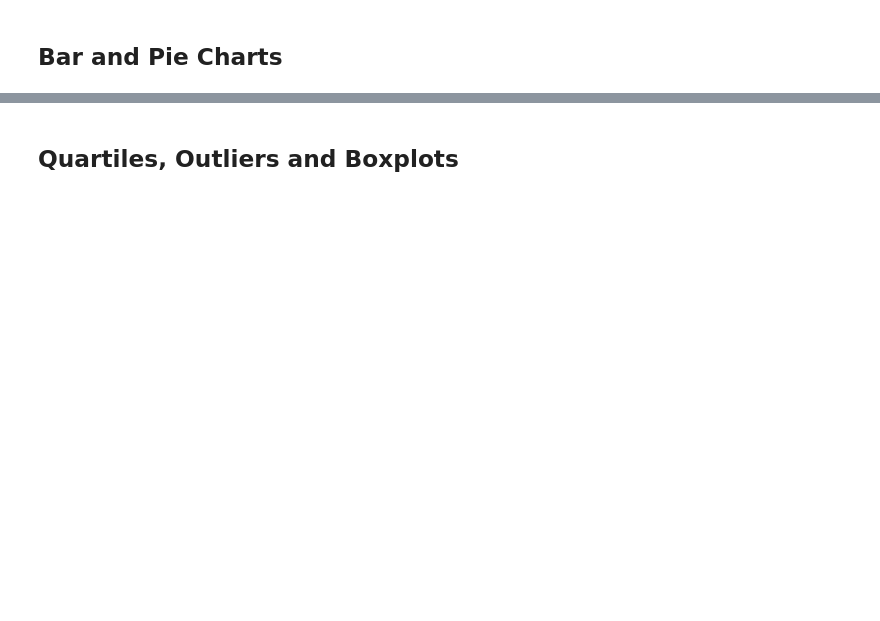
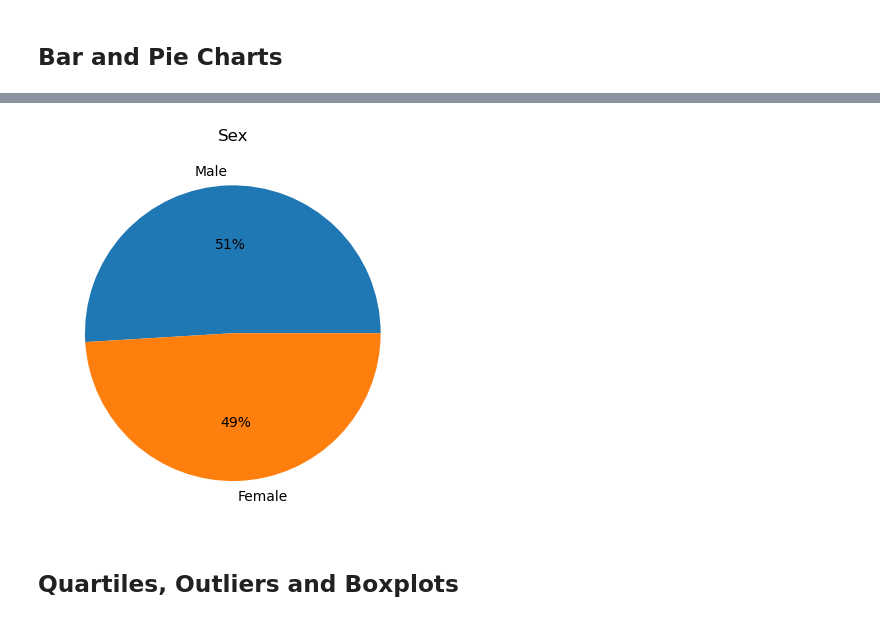
Before and after one commit to Adam-Kertz/plot-challenge, a Jupyter notebook: Pymaceuticals/pymaceuticals_starter.ipynb, the cells around one changed output, grey strips where cells are left out. Cells and saved outputs as stored; diff of their text form; code cells hidden in the pictures; blank space fills up the shorter version.

```diff
--- a/Pymaceuticals/pymaceuticals_starter.ipynb
+++ b/Pymaceuticals/pymaceuticals_starter.ipynb
@@ -97,5 +152,11 @@ print(Variance)
 # %%
 # Generate a pie plot showing the distribution of female versus male mice using pyplot
+y_py_pie = Complete_Study_df["Sex"].value_counts()
+plt.pie(y_py_pie,labels=y_py_pie.index,autopct='%1.0f%%')
+plt.title("Sex")
+plt.show()
+# %% [output]
+[figure, added]
 # %% [markdown]
 ## Quartiles, Outliers and Boxplots
 # %%
```
Also changed, not shown: parts of 10 cells of this notebook, 1 other file.
